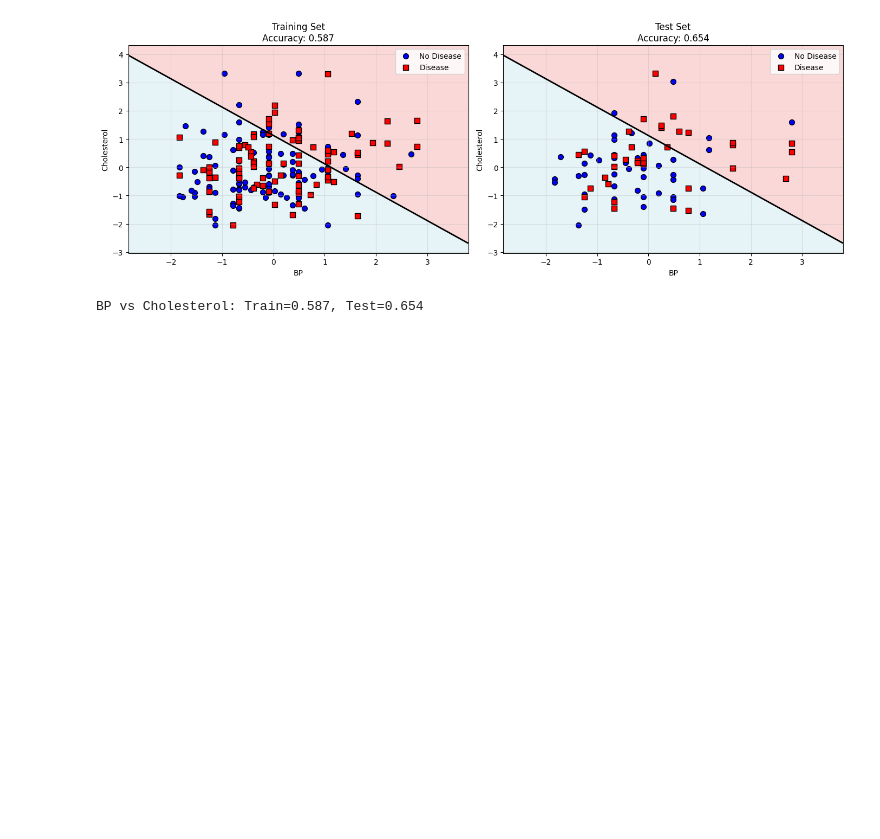
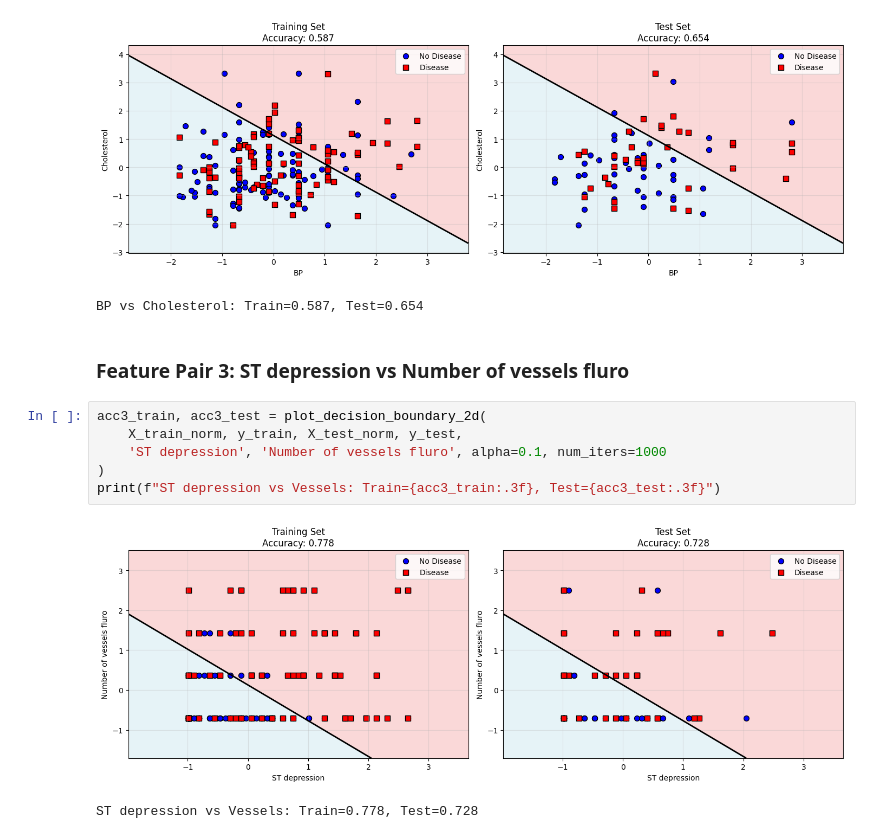
Before and after one commit to juancontrerasp/Heart_Disease_Risk_Prediction-TDSE, a Jupyter notebook: heart_disease_lr_analysis.ipynb, the cells around one changed output. Drawn from its saved outputs; the diff is of its cells as text; blank space fills up the shorter version.

Commit message:
Feat: Third feature pair

```diff
--- a/heart_disease_lr_analysis.ipynb
+++ b/heart_disease_lr_analysis.ipynb
@@ -621,3 +621,14 @@ print(f"BP vs Cholesterol: Train={acc2_train:.3f}, Test={acc2_test:.3f}")
 # %% [output]
 [figure]
 BP vs Cholesterol: Train=0.587, Test=0.654
+# %% [markdown]
+### Feature Pair 3: ST depression vs Number of vessels fluro
+# %%
+acc3_train, acc3_test = plot_decision_boundary_2d(
+    X_train_norm, y_train, X_test_norm, y_test,
+    'ST depression', 'Number of vessels fluro', alpha=0.1, num_iters=1000
+)
+print(f"ST depression vs Vessels: Train={acc3_train:.3f}, Test={acc3_test:.3f}")
+# %% [output]
+[figure, added]
+ST depression vs Vessels: Train=0.778, Test=0.728
```
